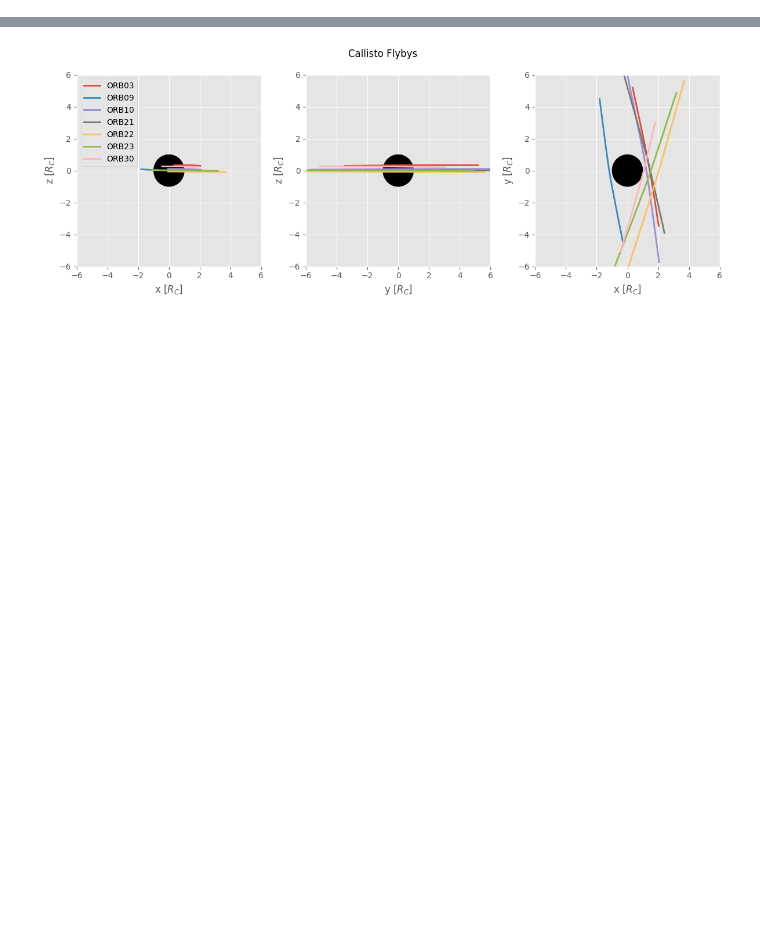
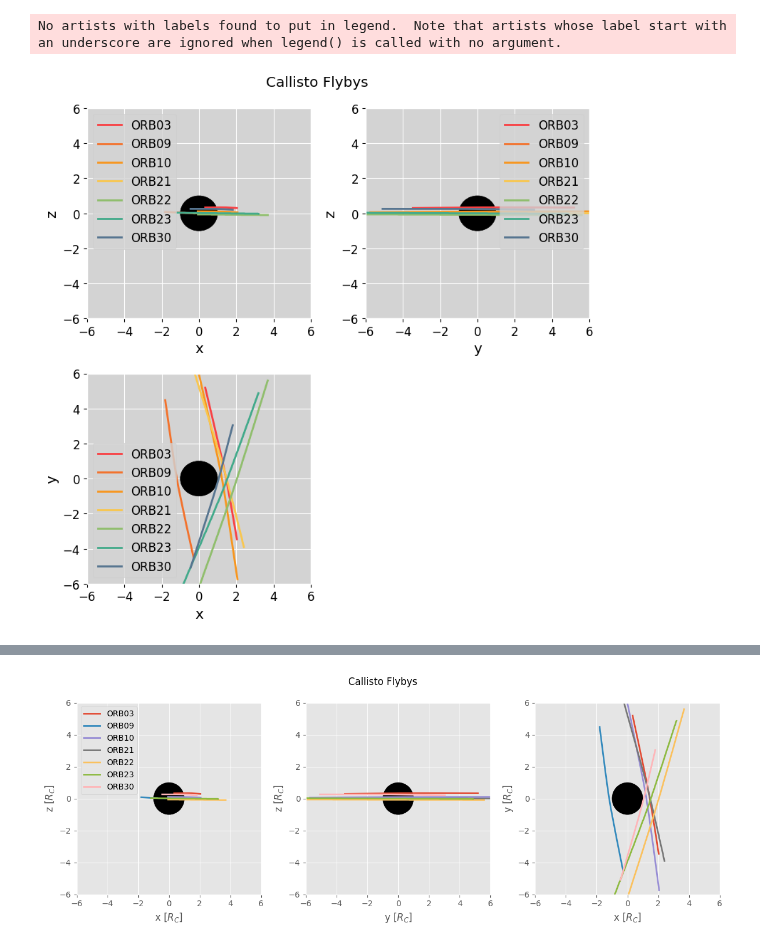
Before and after one commit to vera-br/Callisto, a Jupyter notebook: Galileo-analysis.ipynb, the cells around one changed output, grey strips where cells are left out. Drawn from its saved outputs; the diff is of its cells as text; code cells hidden in the pictures; blank space fills up the shorter version.

```diff
--- a/Galileo-analysis.ipynb
+++ b/Galileo-analysis.ipynb
@@ -220,2 +242,68 @@ plt.show()
+# %%
+# ... in all orientations
+
+fig, axes = plt.subplots(2, 2, figsize=(8, 8))
+
+# Add the Callisto circle to each subplot using the function
+for i in range(2):
+    for j in range(2):
+        axes[i, j] = add_callisto_circle(axes[i, j])
+
+# Apply the common limits to all subplots
+common_xlim = (-6, 6)
+common_ylim = (-6, 6)
+
+for i in range(2):
+    for j in range(2):
+        axes[i, j].set_xlim(common_xlim)
+        axes[i, j].set_ylim(common_ylim)
+
+# First subplot: x against z
+axes[0, 0].plot(x_03, z_03, label=label_03)
+axes[0, 0].plot(x_09, z_09, label=label_09)
+axes[0, 0].plot(x_10, z_10, label=label_10)
+axes[0, 0].plot(x_21, z_21, label=label_21)
+axes[0, 0].plot(x_22, z_22, label=label_22)
+axes[0, 0].plot(x_23, z_23, label=label_23)
+axes[0, 0].plot(x_30, z_30, label=label_30)
+axes[0, 0].set_xlabel('x')
+axes[0, 0].set_ylabel('z')
+
+# Second subplot: y against z
+axes[0, 1].plot(y_03, z_03, label=label_03)
+axes[0, 1].plot(y_09, z_09, label=label_09)
+axes[0, 1].plot(y_10, z_10, label=label_10)
+axes[0, 1].plot(y_21, z_21, label=label_21)
+axes[0, 1].plot(y_22, z_22, label=label_22)
+axes[0, 1].plot(y_23, z_23, label=label_23)
+axes[0, 1].plot(y_30, z_30, label=label_30)
+axes[0, 1].set_xlabel('y')
+axes[0, 1].set_ylabel('z')
+
+# Third subplot: x against y
+axes[1, 0].plot(x_03, y_03, label=label_03)
+axes[1, 0].plot(x_09, y_09, label=label_09)
+axes[1, 0].plot(x_10, y_10, label=label_10)
+axes[1, 0].plot(x_21, y_21, label=label_21)
+axes[1, 0].plot(x_22, y_22, label=label_22)
+axes[1, 0].plot(x_23, y_23, label=label_23)
+axes[1, 0].plot(x_30, y_30, label=label_30)
+axes[1, 0].set_xlabel('x')
+axes[1, 0].set_ylabel('y')
+
+# Add a legend to the subplots
+for i in range(2):
+    for j in range(2):
+        axes[i, j].legend()
+
+# Remove the bottom-right subplot
+fig.delaxes(axes[1, 1])
+
+plt.suptitle("Callisto Flybys")
+plt.tight_layout()
+plt.show()
+# %% [output]
+No artists with labels found to put in legend.  Note that artists whose label start with an underscore are ignored when legend() is called with no argument.
+[figure, added]
 # %%
 # Initialising figures and adding Callisto
```
Also changed, not shown: parts of 14 cells of this notebook.
